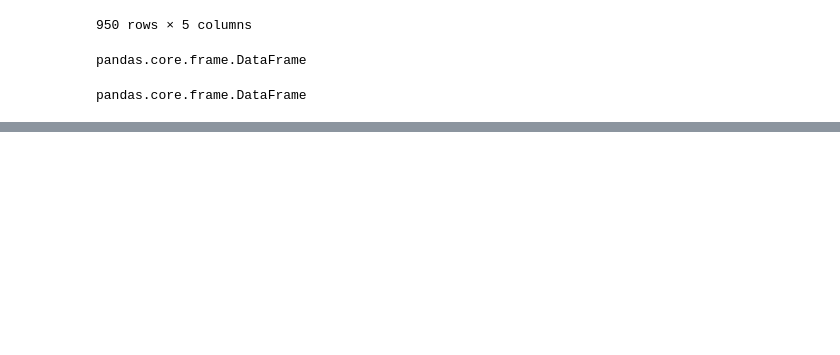
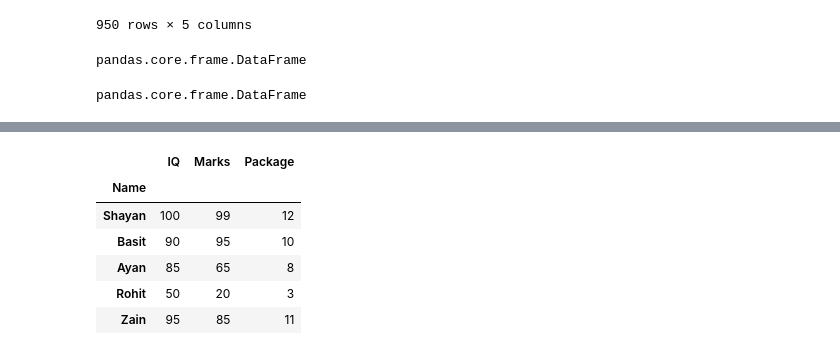
Before and after one commit to shafaq-aslam/pandas-lab, a Jupyter notebook: DataFrame/Selecting_rows_&_columns_from_a_dataFrame.ipynb, the cells around one changed output, grey strips where cells are left out. Drawn from its saved outputs; the diff is of its cells as text; code cells hidden in the pictures; blank space fills up the shorter version.

```diff
--- a/DataFrame/Selecting_rows_&_columns_from_a_dataFrame.ipynb
+++ b/DataFrame/Selecting_rows_&_columns_from_a_dataFrame.ipynb
@@ -121,0 +143,11 @@ pandas.core.frame.DataFrame
+# %%
+students.set_index('Name', inplace = True) # ---> to make changes permanent
+students
+# %% [output]
+|  | IQ | Marks | Package |
+| Name |  |  |  |
+| Shayan | 100 | 99 | 12 |
+| Basit | 90 | 95 | 10 |
+| Ayan | 85 | 65 | 8 |
+| Rohit | 50 | 20 | 3 |
+| Zain | 95 | 85 | 11 |
```
Also changed, not shown: parts of 5 cells of this notebook.
